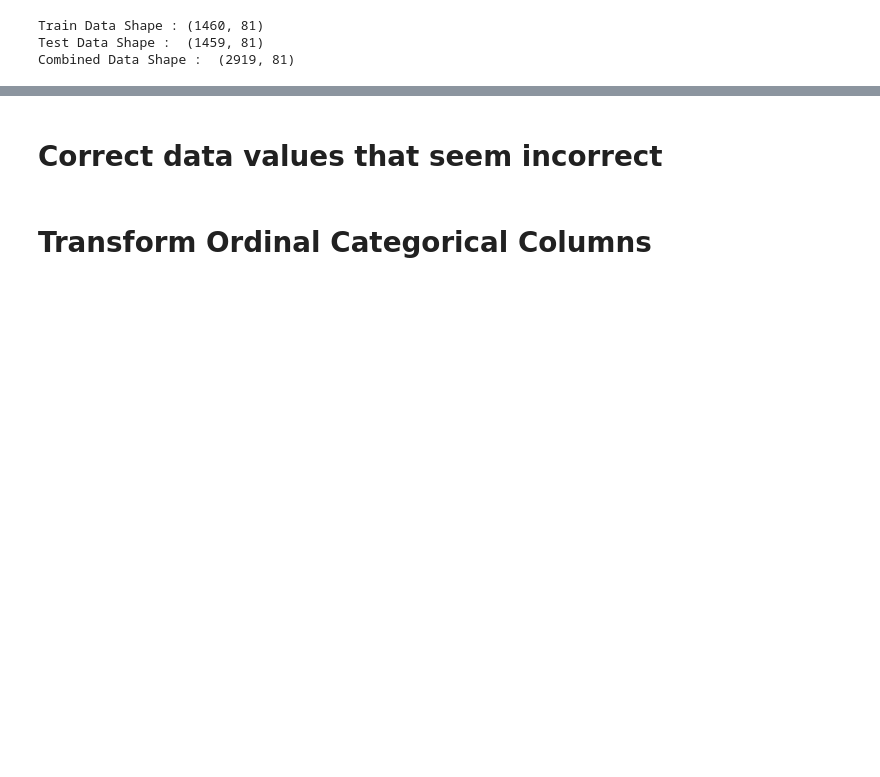
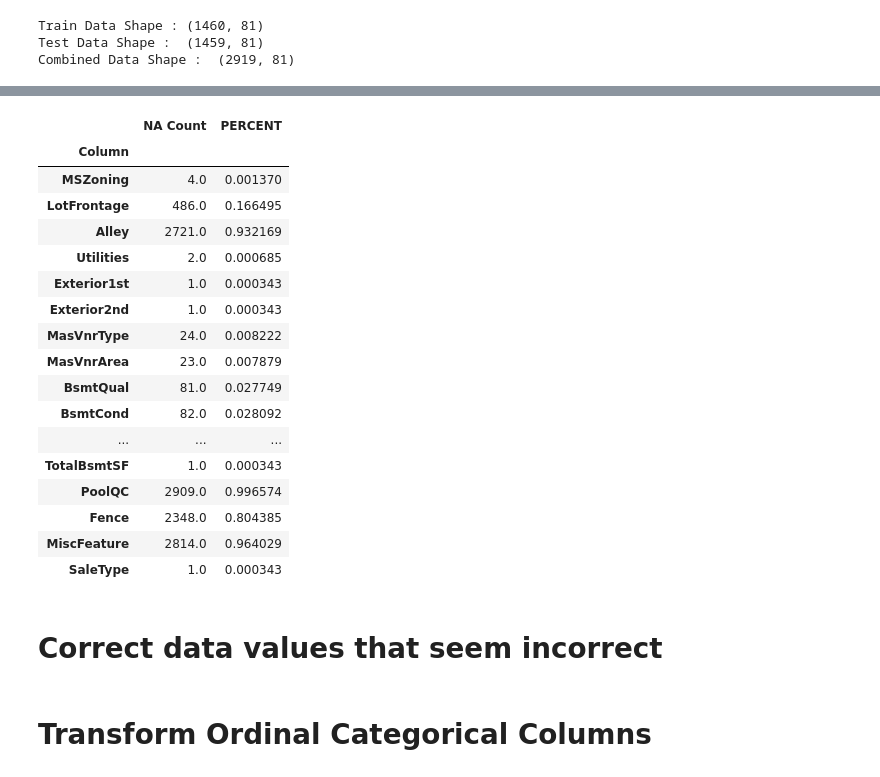
Before and after one commit to radhavrmk/MNN, a Jupyter notebook: notebooks/final_EDA_v0.1.ipynb, the cells around one changed output, grey strips where cells are left out. Drawn from its saved outputs; the diff is of its cells as text; code cells hidden in the pictures; blank space fills up the shorter version.

```diff
--- a/notebooks/final_EDA_v0.1.ipynb
+++ b/notebooks/final_EDA_v0.1.ipynb
@@ -34,3 +49,17 @@ def get_column_names_by_type(df):
     numeric_columns = df.describe().columns
     non_numeric_columns = [i for i in df.columns if i not in numeric_columns]
     return (numeric_columns, non_numeric_columns)
+# %%
+#missing value counter
+def na_counter(data):
+    coln = list(data.columns)
+    na_dict ={}
+    for col in coln:
+        if data[col].isnull().any()==True:
+            na_count = data[col].isnull().sum()
+            na_percent = data[col].isnull().sum()/len(data)
+            na_dict[col]=[na_count, na_percent]
+    df_na =pd.DataFrame(na_dict).T
+    df_na.columns = ['NA Count',"PERCENT"]
+    df_na.index.name = "Column"
+    return df_na
@@ -37,5 +86,5 @@ def get_column_names_by_type(df):
 # %%
-def impute_fields(df):
+def impute_null_fields(df):
 
     df.Electrical = df.Electrical.fillna("SBrkr")
 
@@ -84,6 +133,30 @@ def impute_fields(df):
     df.BsmtHalfBath = df.BsmtHalfBath.fillna(0)
 
     return df
+# %%
+df2 = impute_null_fields(full_df)
+# %%
+xx = na_counter(df2)
+xx
+# %% [output]
+|  | NA Count | PERCENT |
+| Column |  |  |
+| MSZoning | 4.0 | 0.001370 |
+| LotFrontage | 486.0 | 0.166495 |
+| Alley | 2721.0 | 0.932169 |
+| Utilities | 2.0 | 0.000685 |
+| Exterior1st | 1.0 | 0.000343 |
+| Exterior2nd | 1.0 | 0.000343 |
+| MasVnrType | 24.0 | 0.008222 |
+| MasVnrArea | 23.0 | 0.007879 |
+| BsmtQual | 81.0 | 0.027749 |
+| BsmtCond | 82.0 | 0.028092 |
+| ... | ... | ... |
+| TotalBsmtSF | 1.0 | 0.000343 |
+| PoolQC | 2909.0 | 0.996574 |
+| Fence | 2348.0 | 0.804385 |
+| MiscFeature | 2814.0 | 0.964029 |
+| SaleType | 1.0 | 0.000343 |
 # %% [markdown]
 # Correct data values that seem incorrect
 # %%
```
Also changed, not shown: parts of 6 cells of this notebook.
